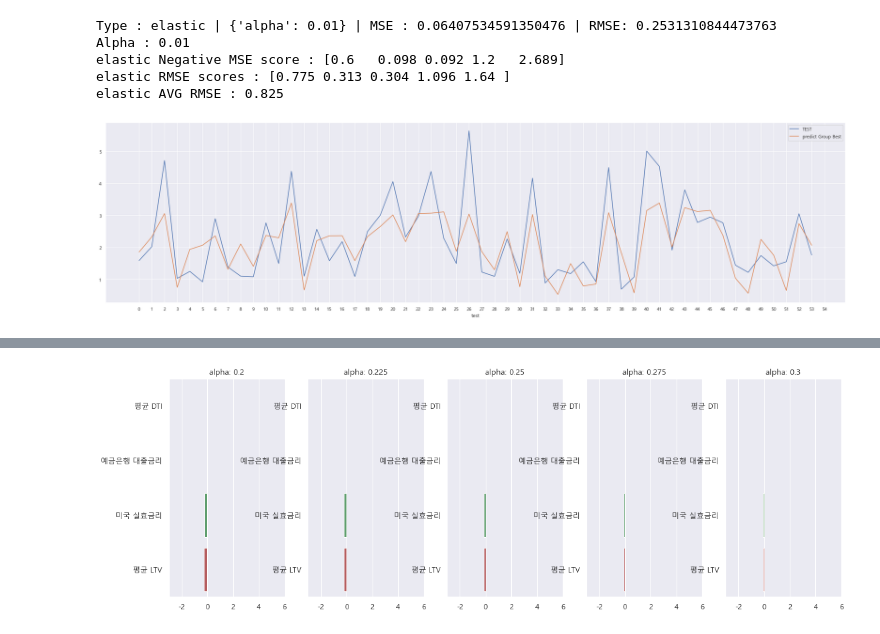
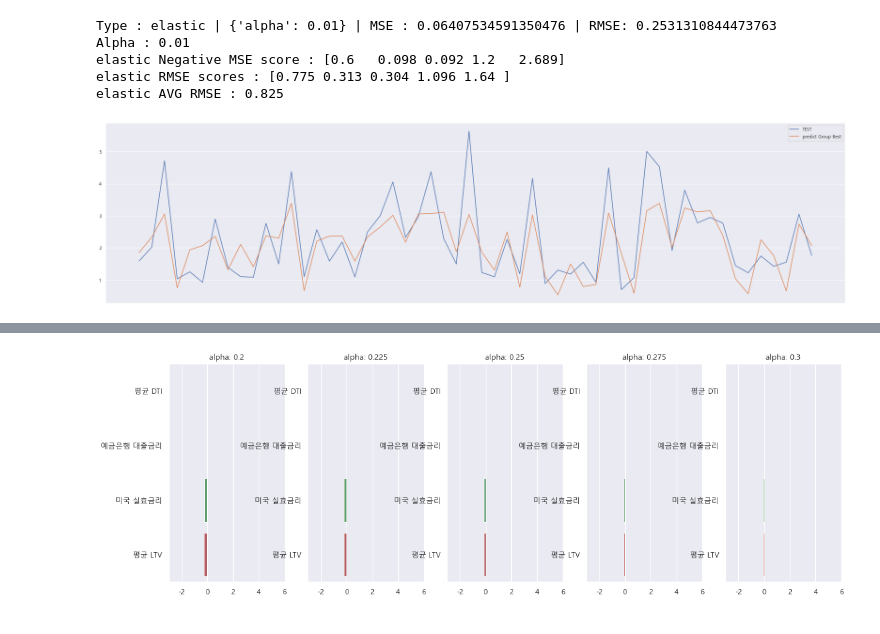
Before and after one commit to pelllzz/ubion4_project1, a Jupyter notebook: code/analysis.ipynb, the cells around one changed output, grey strips where cells are left out. Drawn from its saved outputs; the diff is of its cells as text; code cells hidden in the pictures.

```diff
--- a/code/analysis.ipynb
+++ b/code/analysis.ipynb
@@ -713,11 +713,11 @@ xe_model.fit(xe_train, ye_train)
 xe_pred = xe_model.predict(xe_test)
 # %%
 fig, axs = plt.subplots(1,1, figsize=(32,8))
-plt.xlabel("test")
-plt.xticks(range(55), range(55))
+#plt.xlabel("test")
+plt.xticks(range(0,0))
 plt.plot(ye_test, label="TEST")
 plt.plot(xe_pred, label="predict Group Best")
 plt.legend(loc='upper right')
 plt.show()
 # %% [output]
-[figure, old version]
+[figure, new version]
```
Also changed, not shown: parts of 9 cells of this notebook, 1 other file.
